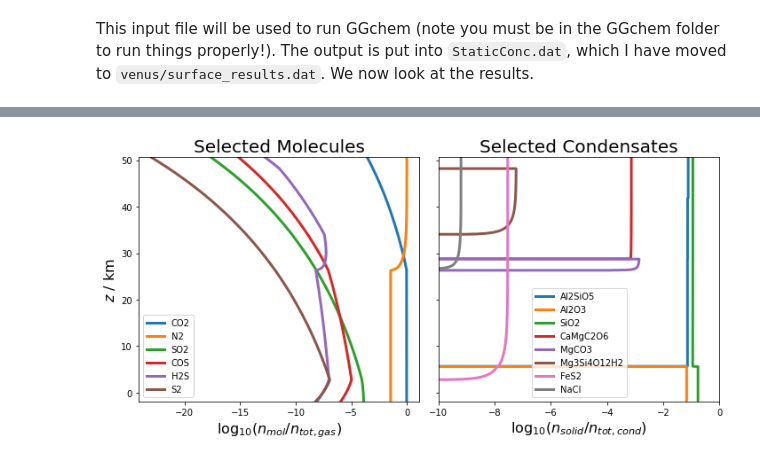
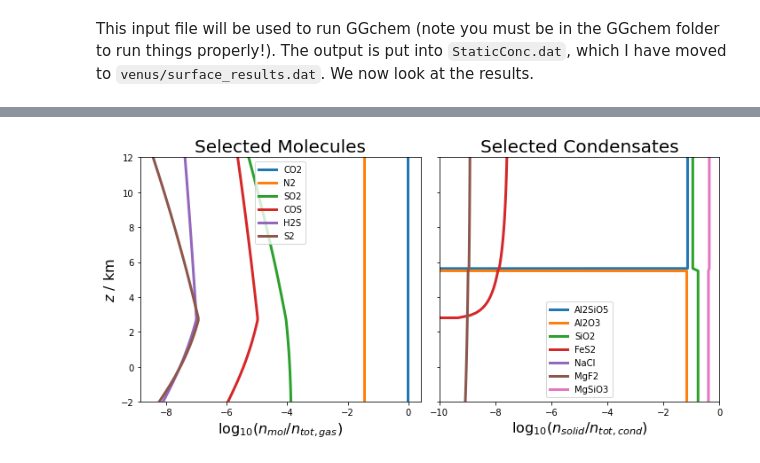
Before and after one commit to xbyrne/sai, a Jupyter notebook: venus/venus_altitude_composition.ipynb, the cells around one changed output, grey strips where cells are left out. Drawn from its saved outputs; the diff is of its cells as text; code cells hidden in the pictures.

Commit message:
Analysis of Venus Altitude Composition

````diff
--- a/venus/venus_altitude_composition.ipynb
+++ b/venus/venus_altitude_composition.ipynb
@@ -11,42 +11,27 @@
 venus_structure = pd.read_csv('../GGchem/structures/VenusHighResFit.dat',
                               delim_whitespace=True,
                              index_col=0)[1:].set_index('z[km]')
-max_alt_km = 60
+max_alt_km = 12
 venus_structure = venus_structure[venus_structure.index < max_alt_km]
 
 fg, ax = plt.subplots()
 ax2 = ax.twiny()
 
+ax.plot(
+    venus_structure['P[bar]'],
+    venus_structure.index,
+    c='b',
+)
 ax2.plot(
     venus_structure['T[K]'],
     venus_structure.index,
     c='r',
 )
 
-ax.plot(
-    venus_structure['P[bar]'],
-    venus_structure.index,
-    c='b',
-)
-
-ax2.set_xlabel('T / K', color='r')
 ax.set_xlabel('P / bar',
               color='b')
-# ax2 = ax.secondary_yaxis(
-#     'right',
-#     functions=(
-#         interp1d(
-#             np.array(venus_structure.index),
-#             np.array(venus_structure['P[bar]']),
-#             fill_value='extrapolate'
-#         ),
-#         interp1d(
-#             np.array(venus_structure['P[bar]']),
-#             np.array(venus_structure.index),
-#             fill_value='extrapolate'
-#         )
-#     )
-# )
+ax2.set_xlabel('T / K', color='r')
 ax.set_ylabel('z / km')
+ax.set_ylim([0,max_alt_km])
 ax.set_title('Venusian Surface Conditions', fontsize=15);
 # %% [output]
@@ -111,7 +83,8 @@ with open('../GGchem/structures/VenusSurfaceExtrapFit.dat','w') as f:
 # %% [markdown]
 This input file will be used to run GGchem (note you must be in the GGchem folder to run things properly!). The output is put into ```StaticConc.dat```, which I have moved to ```venus/surface_results.dat```. We now look at the results.
 # %%
-filename = f'./surface_results_high_alt.dat'
+# filename = f'./surface_results_high_alt.dat'
+filename = f'./surface_results.dat'
 # Extracting numbers of elements, molecules and condensates
 data = open(filename)
 _  = data.readline()
@@ -127,9 +100,9 @@ df = pd.read_csv(
     header=2,
     index_col=0
 )
-df['z[km]'] = z_km[:849]
+df['z[km]'] = z_km#[:100]
 df = df.reset_index().set_index('z[km]')
-df
+df.head()
 # %% [output]
 |  | Tg | nHges | pgas | el | H | C | N | O | F | S | ... | ... |
 | z[km] |  |  |  |  |  |  |  |  |  |  |  | ... |
@@ -159,10 +121,10 @@ important_molecules = [
 ]
 selected_condensates = [
     'Al2SiO5','Al2O3','SiO2',
-    'CaMgC2O6','MgCO3','Mg3Si4O12H2',
+#     'CaMgC2O6','MgCO3','Mg3Si4O12H2',
     'FeS2',
     'NaCl',
-#     'MgF2','MgSiO3',
+    'MgF2','MgSiO3',
 #     'CaAl2Si2O8',
 #     'NaAlSi3O8','KAlSi3O8','CaSO4',
 #     'Fe2O3','Fe3O4','FeO',
@@ -207,31 +169,31 @@ for molecule in important_molecules:
         lw=3
 )
 ax.legend(important_molecules, fontsize=10)
 ax.set_xlabel('$\log_{10} (n_{mol} / n_{tot, gas})$', fontsize=16)
 ax.set_ylabel('$z$ / km', fontsize=16);
 ax.set_ylim([
     np.min(df.index.tolist()),
     np.max(df.index.tolist())
 ])
 ax.set_title('Selected Molecules', fontsize=20)
 
 ax = axs[1]
 for i, condensate in enumerate(selected_condensates):
     concs = np.log10(condensed_mole_fraction(condensate, df, N_elements, N_molecules, N_condensates))
     ax.plot(
         concs,
         df.index,
         label=condensate,
         lw=3
     )
 ax.legend(selected_condensates, fontsize=10)
 ax.set_xlabel('$\log_{10} (n_{solid} / n_{tot, cond})$', fontsize=16)
 ax.set_xlim([-10,0])
 ax.set_ylim([
     np.min(df.index.tolist()),
     np.max(df.index.tolist())
 ])
 ax.set_title('Selected Condensates', fontsize=20);
 plt.tight_layout()
 # %% [output]
-[figure, old version]
+[figure, new version]
````
Also changed, not shown: parts of 6 cells of this notebook, 1 other file.
